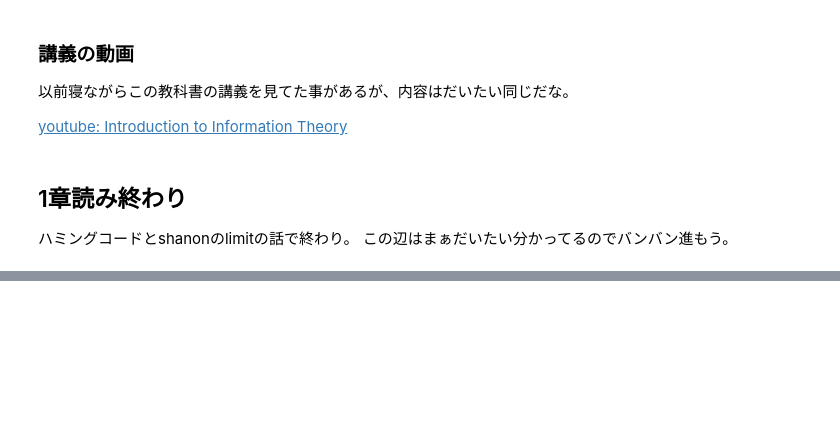
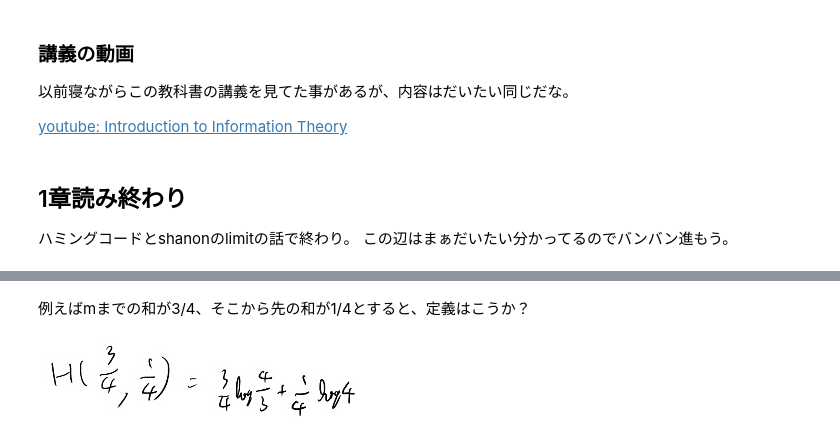
Before and after one commit to karino2/karino2.github.io, a Jupyter notebook: ipynb/2019-04-07-140022.ipynb, the cells around one changed output, grey strips where cells are left out. Cells and saved outputs as stored; diff of their text form; code cells hidden in the pictures; blank space fills up the shorter version.

```diff
--- a/ipynb/2019-04-07-140022.ipynb
+++ b/ipynb/2019-04-07-140022.ipynb
@@ -80,0 +94,6 @@ Theory](https://youtu.be/BCiZc0n6COY)
+# %% [markdown]
+例えばmまでの和が3/4、そこから先の和が1/4とすると、定義はこうか？
+# %%
+MeatPieImage()
+# %% [output]
+[figure, added]
```
Also changed, not shown: parts of 14 cells of this notebook.
